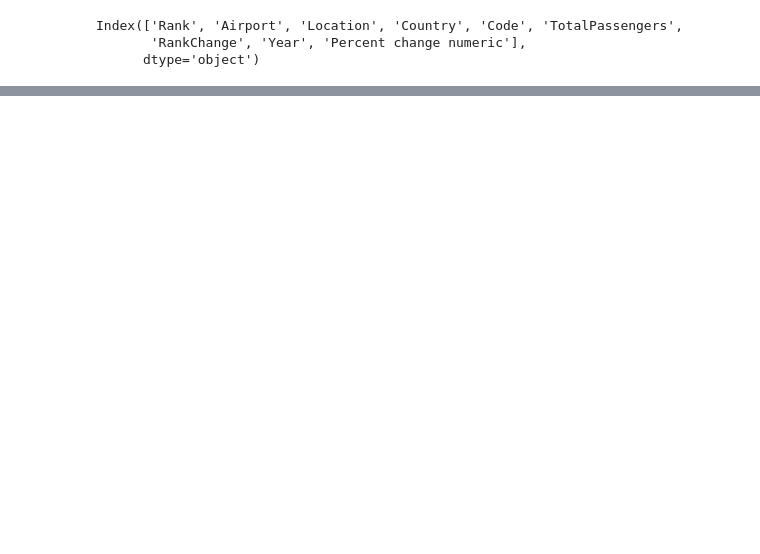
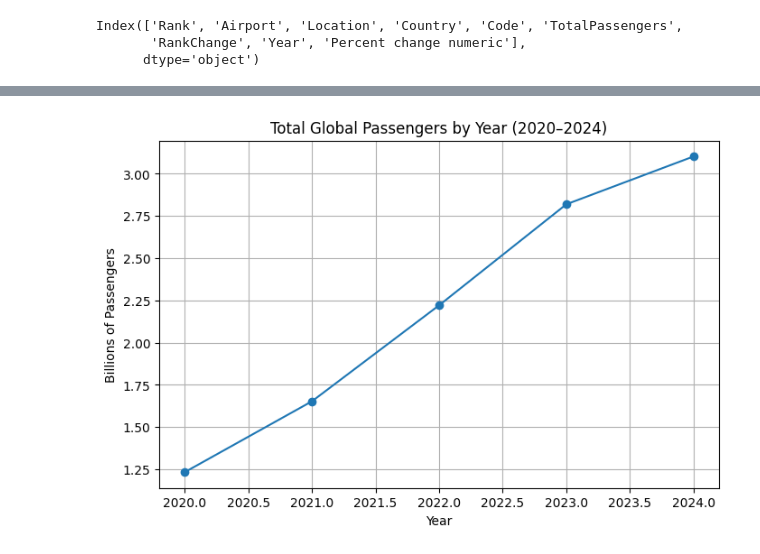
Before and after one commit to Sammi02/Data-Acquisition-Blog, a Jupyter notebook: Data_analysis.ipynb, the cells around one changed output, grey strips where cells are left out. Saved outputs shown, nothing was run; the diff lists cells and outputs as text; code cells hidden in the pictures; blank space fills up the shorter version.

```diff
--- a/Data_analysis.ipynb
+++ b/Data_analysis.ipynb
@@ -100,5 +161,6 @@ airports.head()
 # %%
-airports = airports.drop(columns=["PercentChange"])
+# get rid of old percent change column
+airports = data.drop(columns=["PercentChange"])
 print(airports.columns)
 # %% [output]
 Index(['Rank', 'Airport', 'Location', 'Country', 'Code', 'TotalPassengers',
@@ -111,0 +255,13 @@ Index(['Rank', 'Airport', 'Location', 'Country', 'Code', 'TotalPassengers',
+# %%
+# total global passengers by year ... group by year ... increases a lot since 2020
+yearly_totals = airports.groupby("Year", as_index=False)["TotalPassengers"].sum()
+
+plt.figure(figsize=(8,5))
+plt.plot(yearly_totals["Year"], yearly_totals["TotalPassengers"]/1e9, marker="o")
+plt.title("Total Global Passengers by Year (2020–2024)")
+plt.ylabel("Billions of Passengers")
+plt.xlabel("Year")
+plt.grid(True)
+plt.show()
+# %% [output]
+[figure, added]
```
Also changed, not shown: parts of 29 cells of this notebook, 2 other files.
